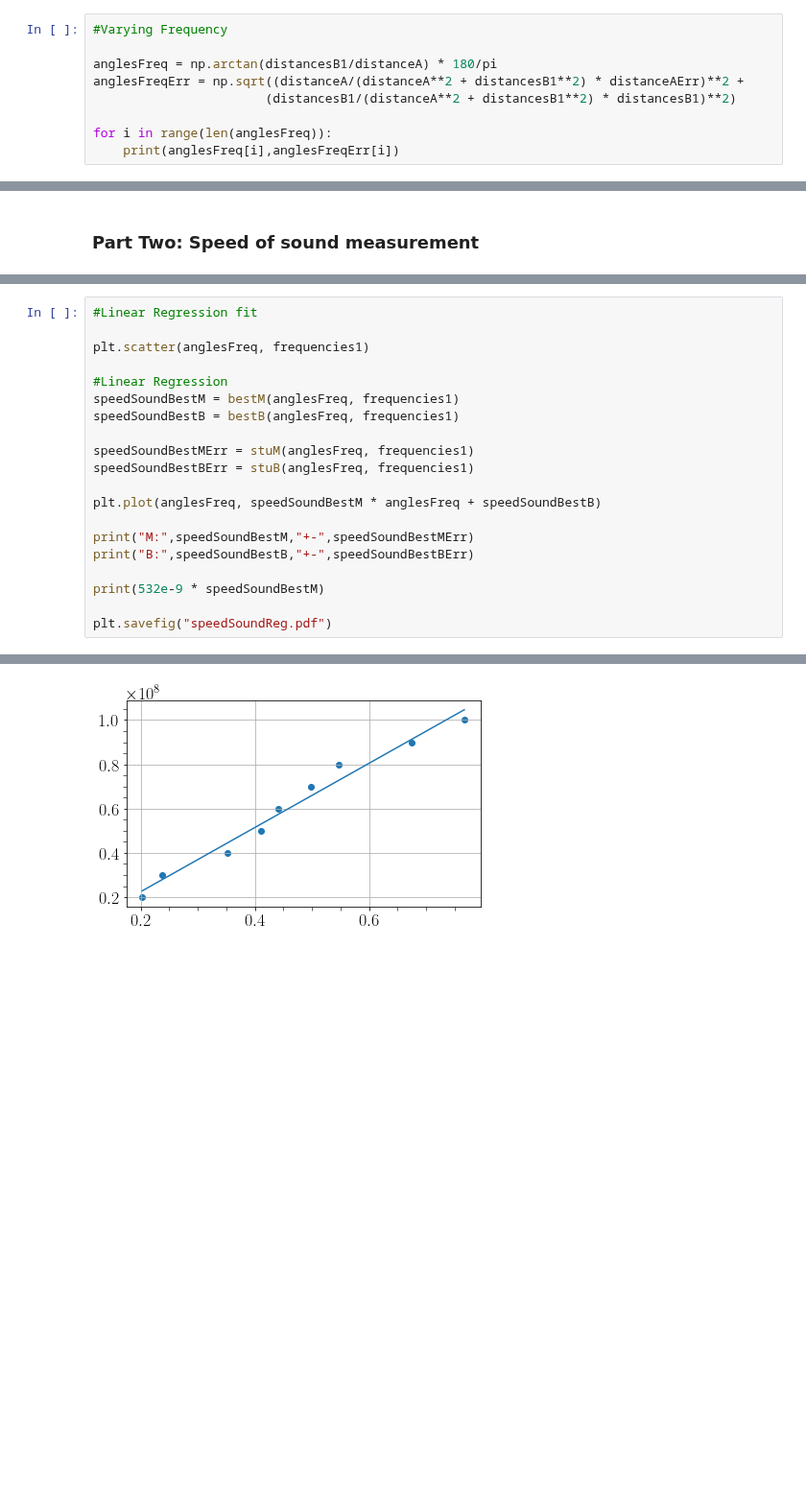
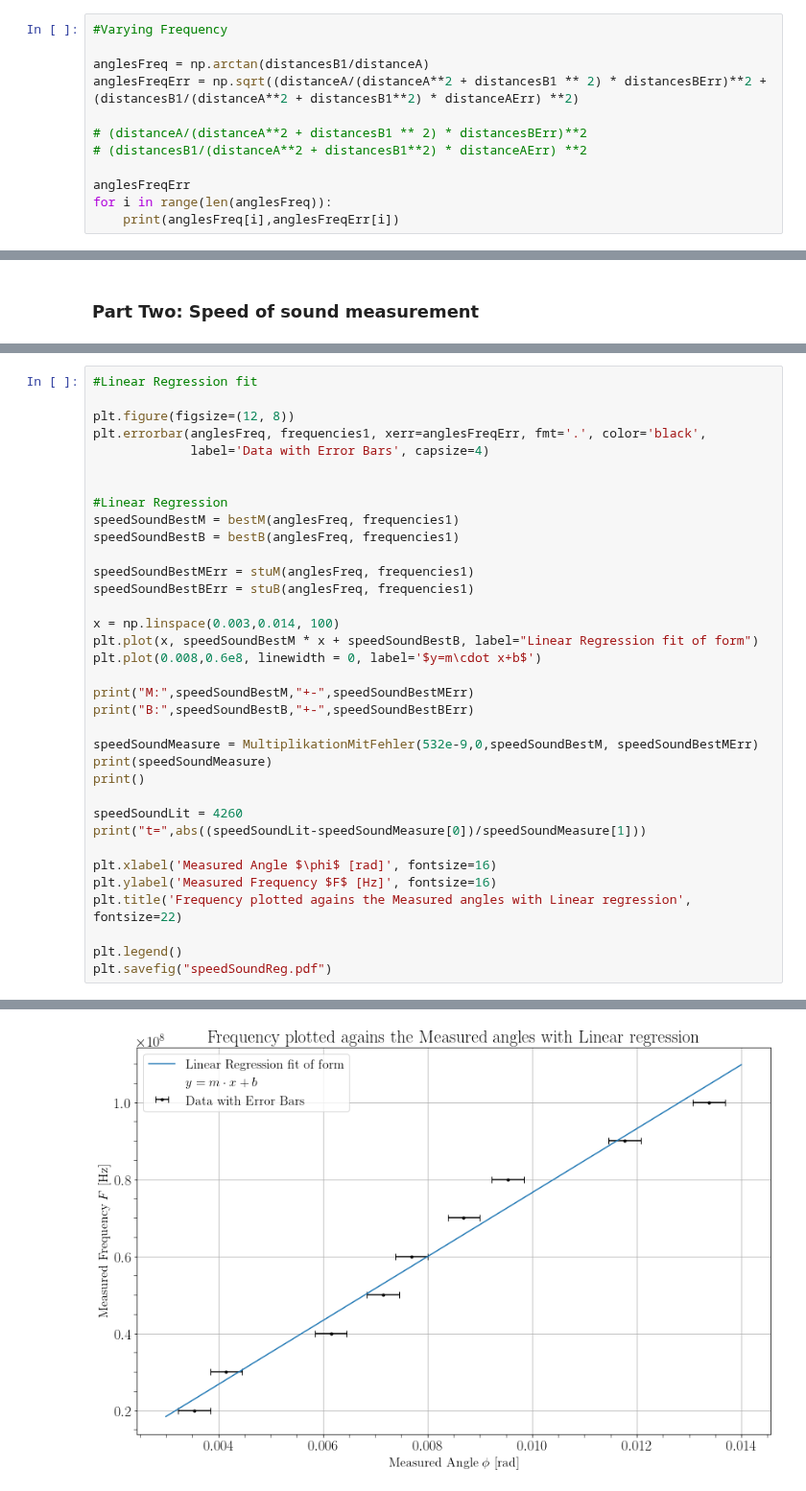
Before and after one commit to MayerPablo/FP, a Jupyter notebook: AOM/AOM.ipynb, the cells around one changed output, grey strips where cells are left out. Shown at 96% size. Cells and saved outputs as stored; diff of their text form; blank space fills up the shorter version.

```diff
--- a/AOM/AOM.ipynb
+++ b/AOM/AOM.ipynb
@@ -166,10 +166,13 @@ riseTimeErr = 0.1e-6
 # %%
 #Varying Frequency
 
-anglesFreq = np.arctan(distancesB1/distanceA) * 180/pi
-anglesFreqErr = np.sqrt((distanceA/(distanceA**2 + distancesB1**2) * distanceAErr)**2 +
-                       (distancesB1/(distanceA**2 + distancesB1**2) * distancesB1)**2)
+anglesFreq = np.arctan(distancesB1/distanceA)
+anglesFreqErr = np.sqrt((distanceA/(distanceA**2 + distancesB1 ** 2) * distancesBErr)**2 + (distancesB1/(distanceA**2 + distancesB1**2) * distanceAErr) **2)
 
+# (distanceA/(distanceA**2 + distancesB1 ** 2) * distancesBErr)**2
+# (distancesB1/(distanceA**2 + distancesB1**2) * distanceAErr) **2
+
+anglesFreqErr
 for i in range(len(anglesFreq)):
     print(anglesFreq[i],anglesFreqErr[i])
 # %% [output]
@@ -204,7 +213,10 @@ print(speedSound1,r"\pm",speedSound1Err)
 # %%
 #Linear Regression fit
 
-plt.scatter(anglesFreq, frequencies1)
+plt.figure(figsize=(12, 8))
+plt.errorbar(anglesFreq, frequencies1, xerr=anglesFreqErr, fmt='.', color='black',
+             label='Data with Error Bars', capsize=4)
+
 
 #Linear Regression
 speedSoundBestM = bestM(anglesFreq, frequencies1)
@@ -213,12 +225,24 @@ speedSoundBestB = bestB(anglesFreq, frequencies1)
 speedSoundBestMErr = stuM(anglesFreq, frequencies1)
 speedSoundBestBErr = stuB(anglesFreq, frequencies1)
 
-plt.plot(anglesFreq, speedSoundBestM * anglesFreq + speedSoundBestB)
+x = np.linspace(0.003,0.014, 100)
+plt.plot(x, speedSoundBestM * x + speedSoundBestB, label="Linear Regression fit of form")
+plt.plot(0.008,0.6e8, linewidth = 0, label='$y=m\cdot x+b$')
 
 print("M:",speedSoundBestM,"+-",speedSoundBestMErr)
 print("B:",speedSoundBestB,"+-",speedSoundBestBErr)
 
-print(532e-9 * speedSoundBestM)
+speedSoundMeasure = MultiplikationMitFehler(532e-9,0,speedSoundBestM, speedSoundBestMErr)
+print(speedSoundMeasure)
+print()
 
+speedSoundLit = 4260
+print("t=",abs((speedSoundLit-speedSoundMeasure[0])/speedSoundMeasure[1]))
+
+plt.xlabel('Measured Angle $\phi$ [rad]', fontsize=16)
+plt.ylabel('Measured Frequency $F$ [Hz]', fontsize=16)
+plt.title('Frequency plotted agains the Measured angles with Linear regression', fontsize=22)
+
+plt.legend()
 plt.savefig("speedSoundReg.pdf")
 # %% [output]
@@ -228 +254 @@ B: -6491508.7787492 +- 4217180.998174142
-[figure, old version]
+[figure, new version]
```
Also changed, not shown: parts of 4 cells of this notebook, 2 other files.
